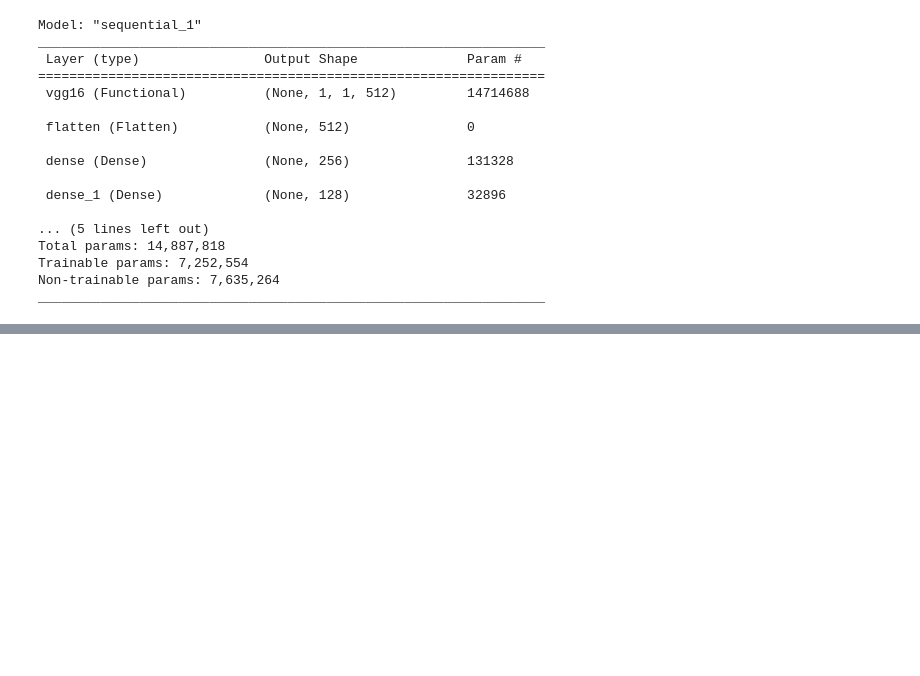
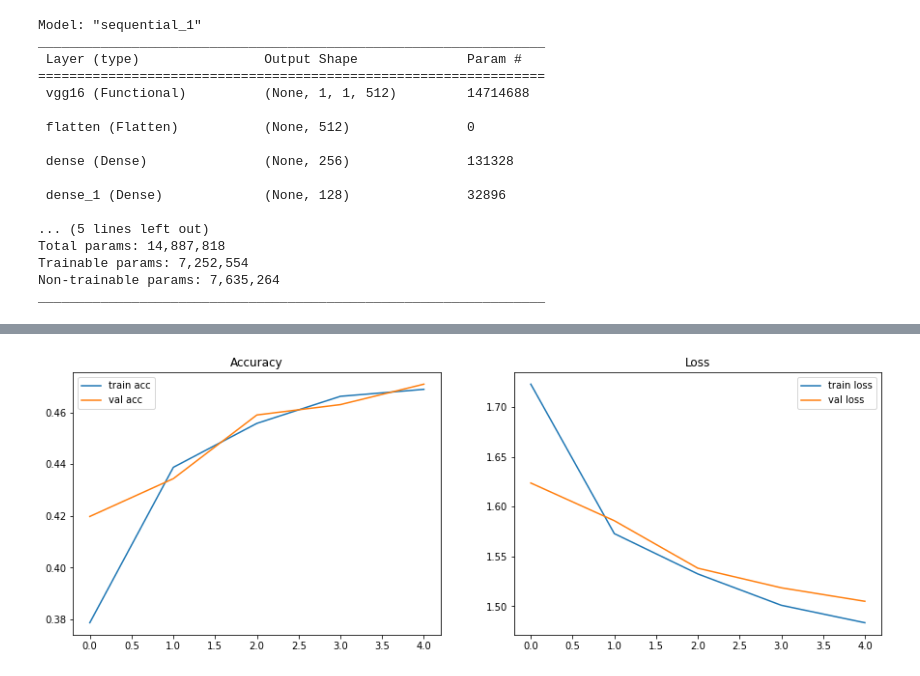
Before and after one commit to SMAntony/deep-learning-tools, a Jupyter notebook: Lab4_Final.ipynb, the cells around one changed output, grey strips where cells are left out. Drawn from its saved outputs; the diff is of its cells as text; code cells hidden in the pictures; blank space fills up the shorter version.

```diff
--- a/Lab4_Final.ipynb
+++ b/Lab4_Final.ipynb
@@ -171,3 +171,5 @@ model.compile(
     loss=tf.keras.losses.CategoricalCrossentropy(),
     metrics=['accuracy']
 )
+
+history_2=model.fit(train_ds,validation_data = val_ds,epochs=5,callbacks=[tf.keras.callbacks.TensorBoard(log_dir="logs")])
@@ -173,0 +187,20 @@ model.compile(
+# %%
+history_1=history_1.history
+history_2=history_2.history
+
+plt.figure(figsize=(15,5))
+plt.subplot(121)
+plt.title("Accuracy")
+plt.plot(history_1["accuracy"],label="train acc")
+plt.plot(history_1["val_accuracy"],label="val acc")
+plt.legend()
+
+plt.subplot(122)
+plt.title("Loss")
+plt.plot(history_1["loss"],label="train loss")
+plt.plot(history_1["val_loss"],label="val loss")
+plt.legend()
+
+plt.show()
+# %% [output]
+[figure, added]
```
Also changed, not shown: parts of 3 cells of this notebook.
